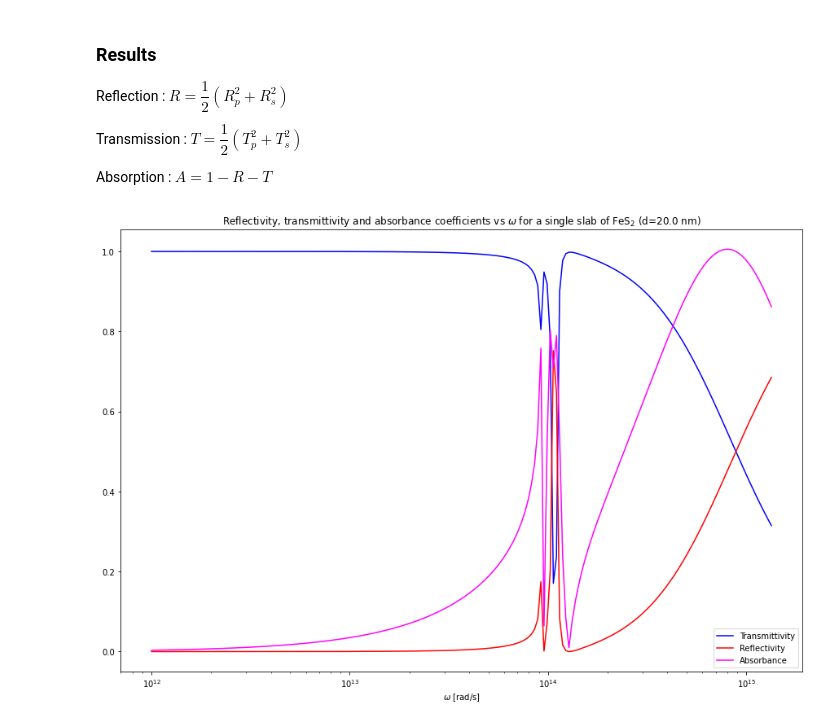
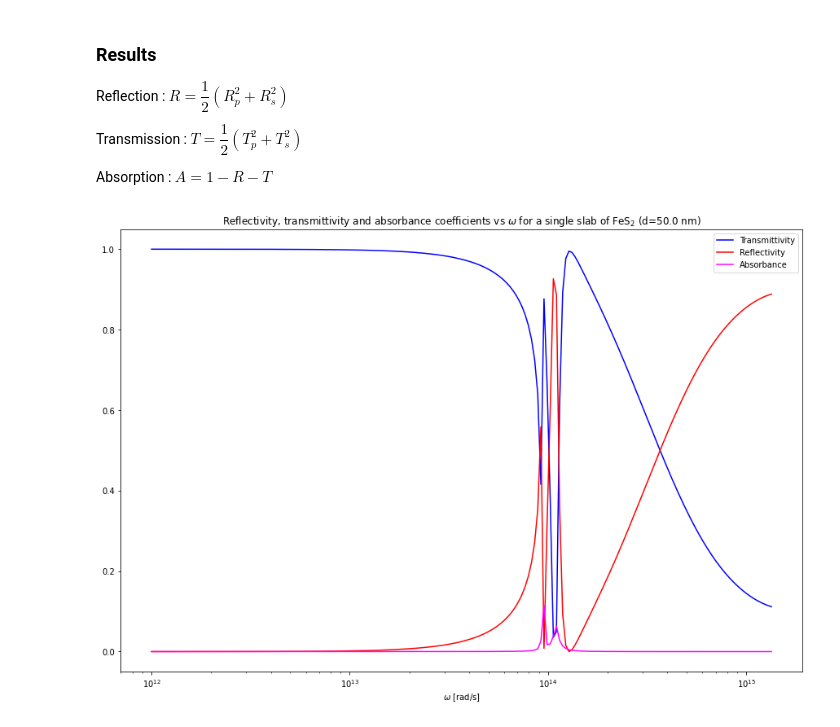
Before and after one commit to idommisse/lmapr2001, a Jupyter notebook: BLOCK2_2.ipynb, the cells around one changed output. Saved outputs shown, nothing was run; the diff lists cells and outputs as text; code cells hidden in the pictures.

```diff
--- a/BLOCK2_2.ipynb
+++ b/BLOCK2_2.ipynb
@@ -13,7 +13,7 @@ omegaG = 1.338e15
 omega = np.logspace(12,np.log10(omegaG),200)
 
 #film thickness [µm]
-d = 0.02
+d = 0.05
 
 #ambient air
 nAir = 1
@@ -195,19 +195,19 @@ Transmission : $T = \dfrac{1}{2}\left(T_p^2+T_s^2\right)$
 
 Absorption : $A = 1-R-T$
 # %%
-R = 0.5*(Rp**2+Rs**2)
-T = 0.5*(Tp**2+Ts**2)
+R = 0.5*(abs(Rp)**2+abs(Rs)**2)
+T = 0.5*(abs(Tp)**2+abs(Ts)**2)
 A = 1-R-T
 # %%
 plt.figure(figsize=(15,10))
-plt.plot(omega,abs(T),color='blue',label="Transmittivity")
-plt.plot(omega,abs(R),color='red',label="Reflectivity")
-plt.plot(omega,abs(A),color='magenta',label = "Absorbance")
+plt.plot(omega,T,color='blue',label="Transmittivity")
+plt.plot(omega,R,color='red',label="Reflectivity")
+plt.plot(omega,A,color='magenta',label = "Absorbance")
 plt.title(r'Reflectivity, transmittivity and absorbance coefficients vs $\omega$ for a single slab of FeS$_2$ (d={} nm)'.format(d*1000))
 plt.xlabel(r'$\omega$ [rad/s]')
 plt.xscale('log')
 plt.legend()
 plt.plot()
 plt.savefig('results.png')
 # %% [output]
-[figure, old version]
+[figure, new version]
```
